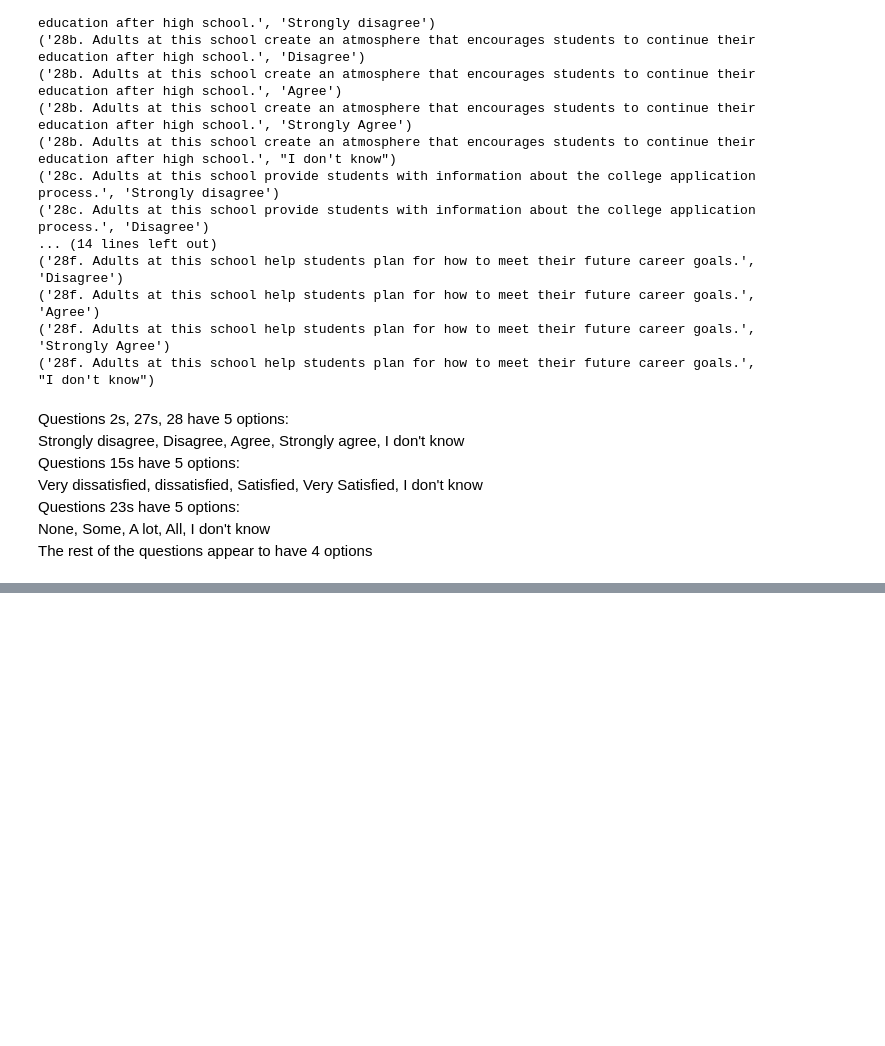
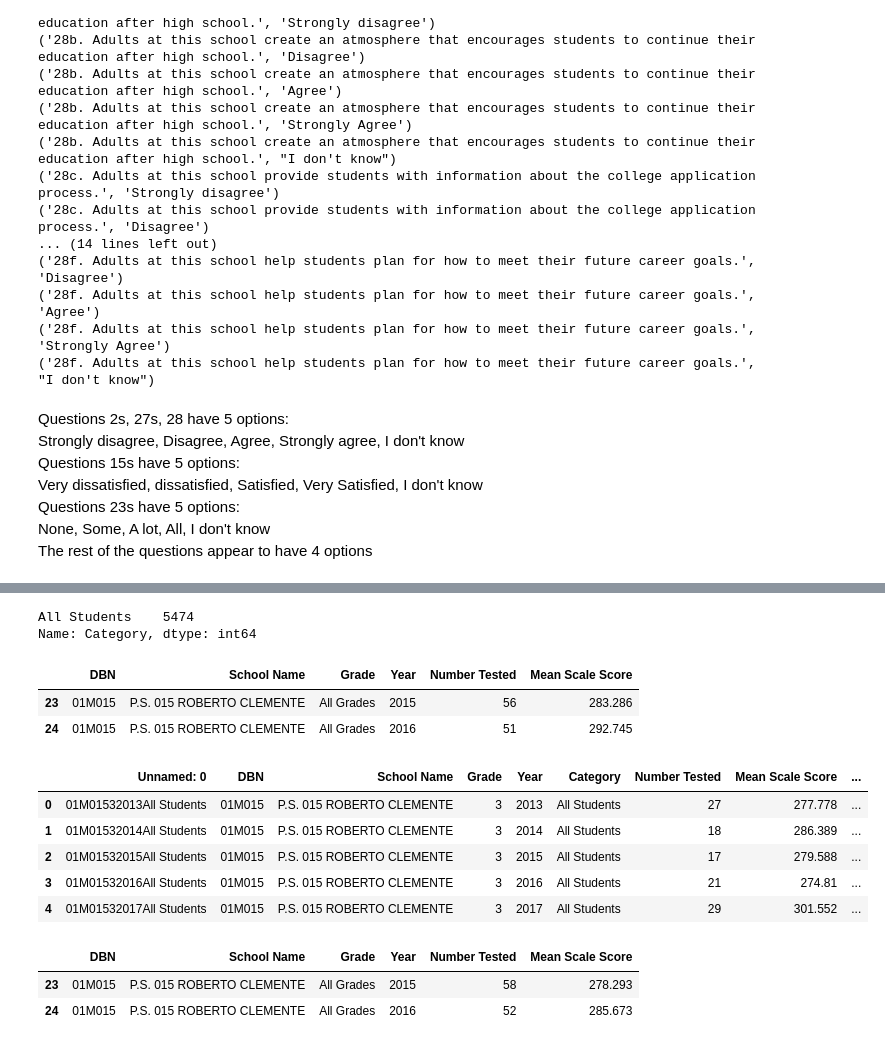
Before and after one commit to ebsano/NYC_Schools, a Jupyter notebook: code/cleaning.ipynb, the cells around one changed output, grey strips where cells are left out. Drawn from its saved outputs; the diff is of its cells as text; code cells hidden in the pictures; blank space fills up the shorter version.

```diff
--- a/code/cleaning.ipynb
+++ b/code/cleaning.ipynb
@@ -2422,0 +2481,5 @@ teacher_2019.to_csv('../data/survey_csv/2019_teacher.csv', index=False)
+# %%
+ela_scores['Category'].value_counts()
+# %% [output]
+All Students    5474
+Name: Category, dtype: int64
@@ -2422,0 +2489,6 @@ teacher_2019.to_csv('../data/survey_csv/2019_teacher.csv', index=False)
+# %%
+ela_scores.head(2)
+# %% [output]
+|  | DBN | School Name | Grade | Year | Number Tested | Mean Scale Score |
+| 23 | 01M015 | P.S. 015 ROBERTO CLEMENTE | All Grades | 2015 | 56 | 283.286 |
+| 24 | 01M015 | P.S. 015 ROBERTO CLEMENTE | All Grades | 2016 | 51 | 292.745 |
@@ -2422,0 +2500,9 @@ teacher_2019.to_csv('../data/survey_csv/2019_teacher.csv', index=False)
+# %%
+math_scores.head()
+# %% [output]
+|  | Unnamed: 0 | DBN | School Name | Grade | Year | Category | Number Tested | Mean Scale Score | ... |
+| 0 | 01M01532013All Students | 01M015 | P.S. 015 ROBERTO CLEMENTE | 3 | 2013 | All Students | 27 | 277.778 | ... |
+| 1 | 01M01532014All Students | 01M015 | P.S. 015 ROBERTO CLEMENTE | 3 | 2014 | All Students | 18 | 286.389 | ... |
+| 2 | 01M01532015All Students | 01M015 | P.S. 015 ROBERTO CLEMENTE | 3 | 2015 | All Students | 17 | 279.588 | ... |
+| 3 | 01M01532016All Students | 01M015 | P.S. 015 ROBERTO CLEMENTE | 3 | 2016 | All Students | 21 | 274.81 | ... |
+| 4 | 01M01532017All Students | 01M015 | P.S. 015 ROBERTO CLEMENTE | 3 | 2017 | All Students | 29 | 301.552 | ... |
@@ -2422,0 +2517,6 @@ teacher_2019.to_csv('../data/survey_csv/2019_teacher.csv', index=False)
+# %%
+math_scores.head(2)
+# %% [output]
+|  | DBN | School Name | Grade | Year | Number Tested | Mean Scale Score |
+| 23 | 01M015 | P.S. 015 ROBERTO CLEMENTE | All Grades | 2015 | 58 | 278.293 |
+| 24 | 01M015 | P.S. 015 ROBERTO CLEMENTE | All Grades | 2016 | 52 | 285.673 |
```
Also changed, not shown: parts of 23 cells of this notebook.
